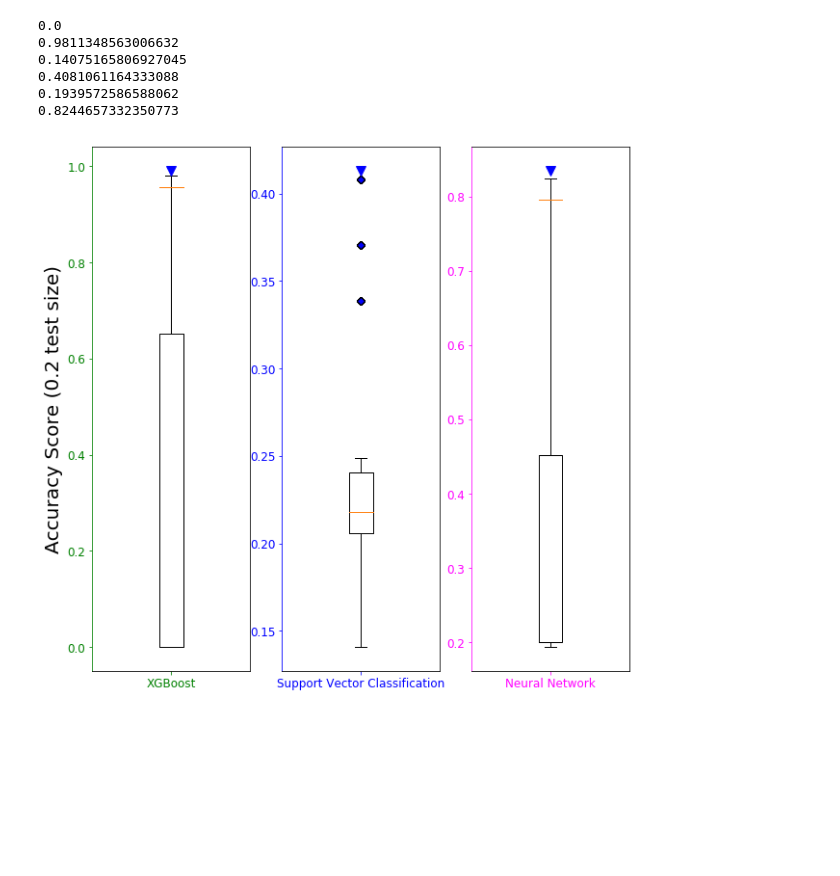
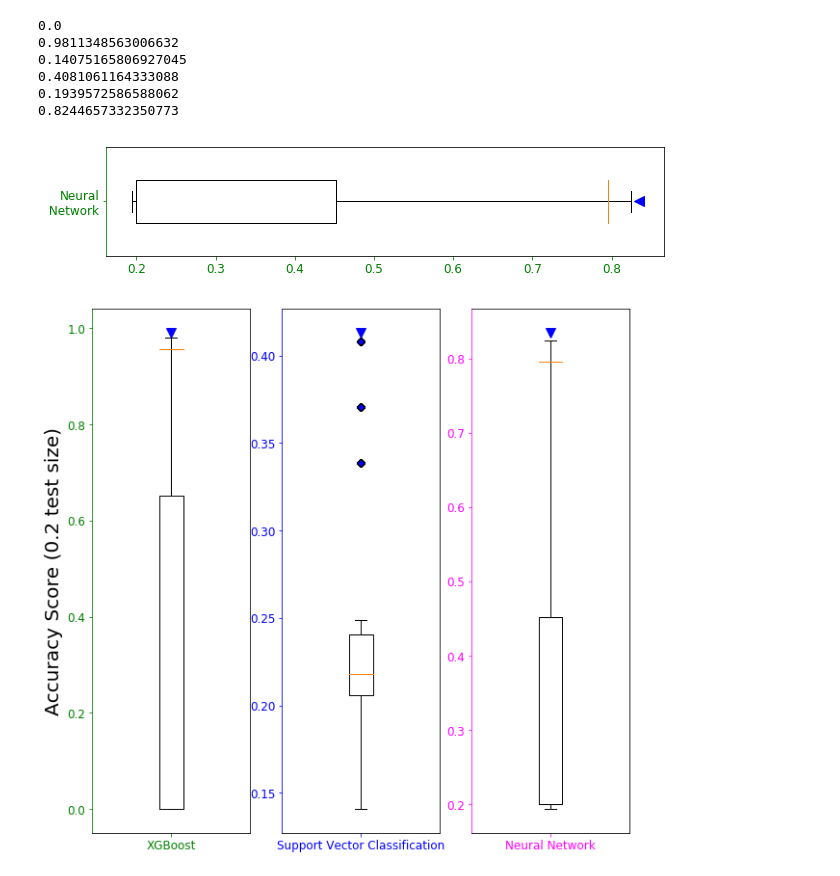
Before and after one commit to Heronalps/Seneca, a Jupyter notebook: notebooks/box_plot.ipynb, the cells around one changed output. Saved outputs shown, nothing was run; the diff lists cells and outputs as text; code cells hidden in the pictures; blank space fills up the shorter version.

```diff
--- a/notebooks/box_plot.ipynb
+++ b/notebooks/box_plot.ipynb
@@ -160,6 +160,21 @@ print(max(neural_network_scores))
 0.4081061164333088
 0.1939572586588062
 0.8244657332350773
+# %%
+fig = plt.figure(figsize=[10, 2])
+nn_default = [0.795283714075165]
+
+ax3 = fig.add_subplot(111)
+ax3.boxplot(neural_network_scores, whis=2, vert=False, usermedians=nn_default, \
+            widths = 0.4, labels = ['Neural\n Network'], flierprops = magenta_diamond)
+ax3.plot(max(neural_network_scores)+0.01, 1, 'b<', markersize=10, )
+ax3.spines['left'].set_color('g')
+ax3.tick_params(axis='both', colors='g', labelsize=12)
+
+plt.show()
+fig.savefig("../box_plot_Accuracy_20.png")
+# %% [output]
+[figure, added]
 # %%
 fig = plt.figure(figsize=[10, 10])
 xgboost_default = [0.956521739130434]
```
Also changed, not shown: 1 other file.
